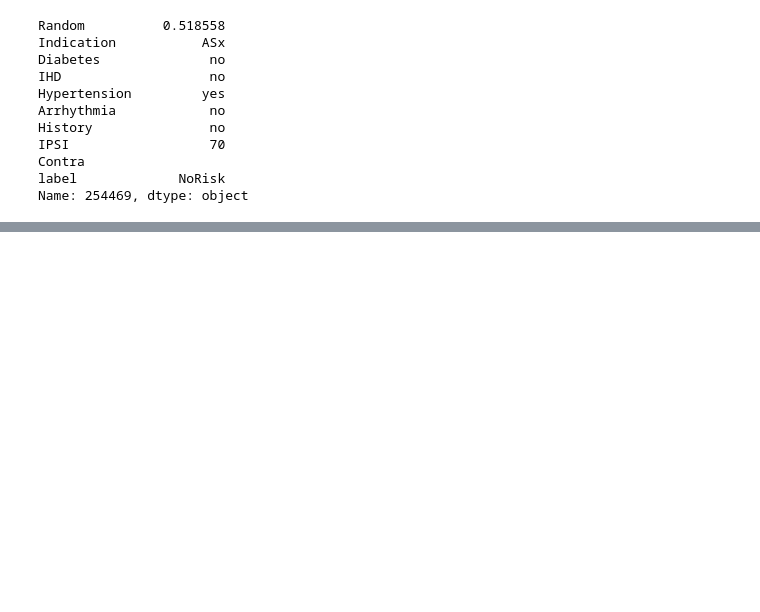
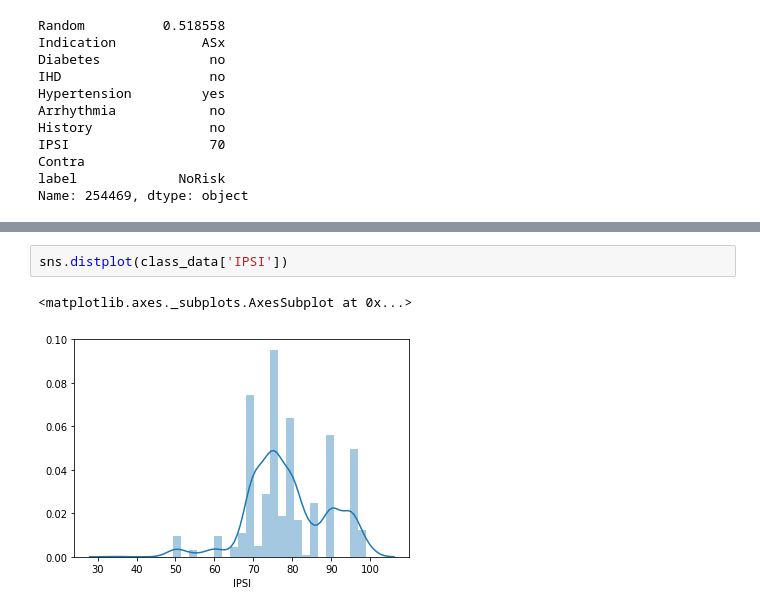
Before and after one commit to AntonyLeons/Data-Mining-ACW, a Jupyter notebook: Legacy_Data.ipynb, the cells around one changed output, grey strips where cells are left out. Cells and saved outputs as stored; diff of their text form; blank space fills up the shorter version.

```diff
--- a/Legacy_Data.ipynb
+++ b/Legacy_Data.ipynb
@@ -237,0 +270,5 @@ sns.pairplot(data_copy)
+# %%
+sns.distplot(class_data['IPSI'])
+# %% [output]
+<matplotlib.axes._subplots.AxesSubplot at 0x...>
+[figure, added]
```
Also changed, not shown: parts of 15 cells of this notebook.
